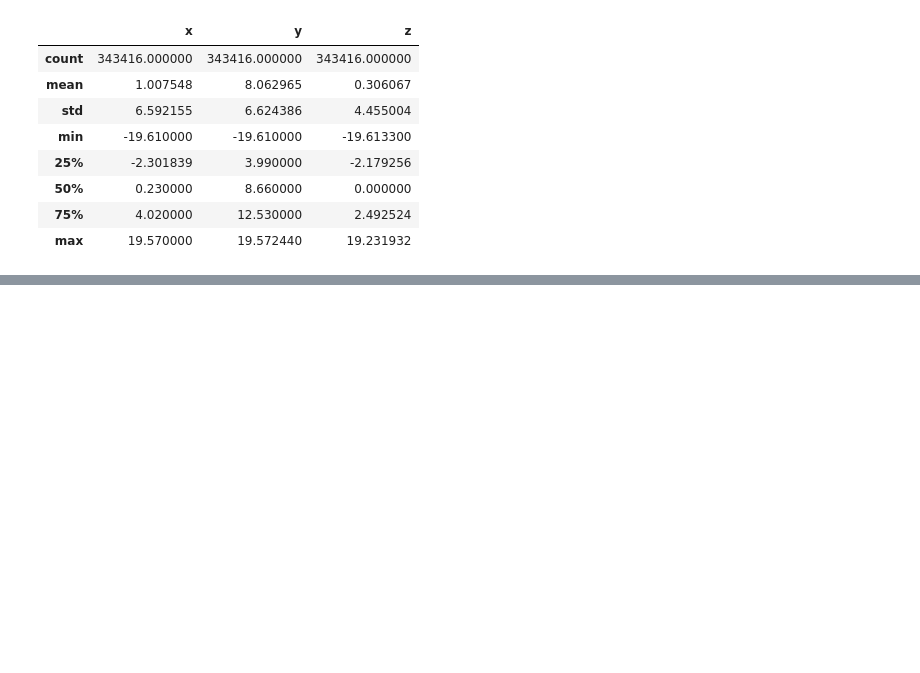
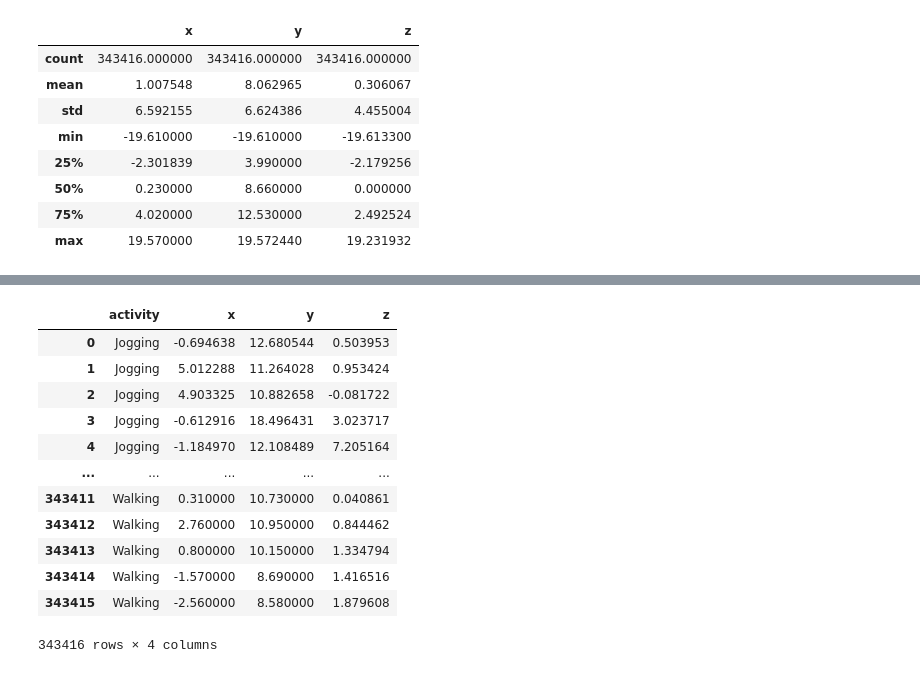
Before and after one commit to therohanchoudhary/Activity-Recognition-DeepLearning, a Jupyter notebook: Notebook.ipynb, the cells around one changed output, grey strips where cells are left out. Cells and saved outputs as stored; diff of their text form; code cells hidden in the pictures; blank space fills up the shorter version.

```diff
--- a/Notebook.ipynb
+++ b/Notebook.ipynb
@@ -131,0 +144,17 @@ def plot_activity(activity, data):
+# %%
+df = data.drop(columns = ['user', 'time']).copy()
+df
+# %% [output]
+|  | activity | x | y | z |
+| 0 | Jogging | -0.694638 | 12.680544 | 0.503953 |
+| 1 | Jogging | 5.012288 | 11.264028 | 0.953424 |
+| 2 | Jogging | 4.903325 | 10.882658 | -0.081722 |
+| 3 | Jogging | -0.612916 | 18.496431 | 3.023717 |
+| 4 | Jogging | -1.184970 | 12.108489 | 7.205164 |
+| ... | ... | ... | ... | ... |
+| 343411 | Walking | 0.310000 | 10.730000 | 0.040861 |
+| 343412 | Walking | 2.760000 | 10.950000 | 0.844462 |
+| 343413 | Walking | 0.800000 | 10.150000 | 1.334794 |
+| 343414 | Walking | -1.570000 | 8.690000 | 1.416516 |
+| 343415 | Walking | -2.560000 | 8.580000 | 1.879608 |
+343416 rows × 4 columns
```
Also changed, not shown: parts of 23 cells of this notebook.
